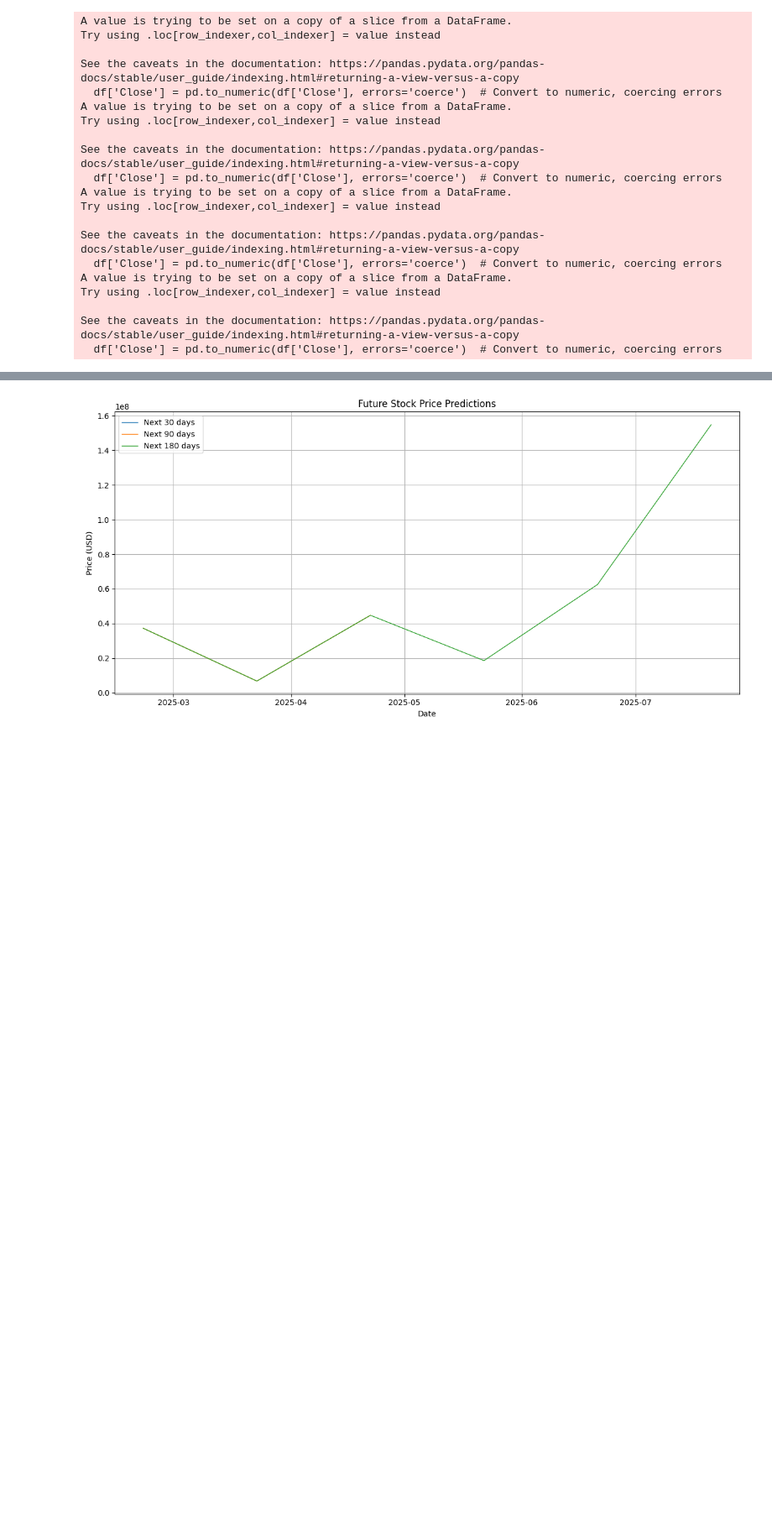
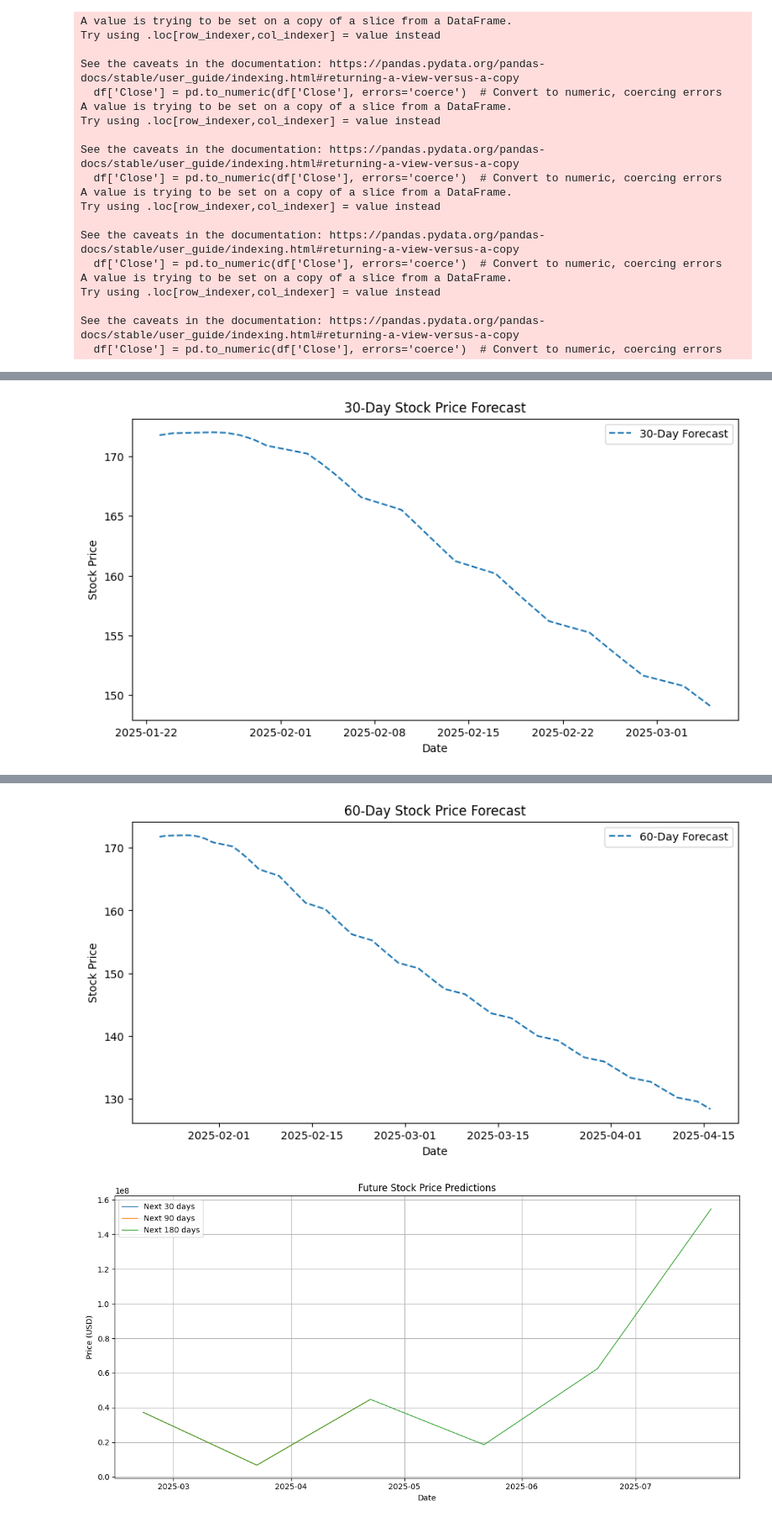
Before and after one commit to JoyChang10/Forkaia, a Jupyter notebook: task1000/stacked_lstm/stock_prediction.ipynb, the cells around one changed output, grey strips where cells are left out. Shown at 84% size. Saved outputs shown, nothing was run; the diff lists cells and outputs as text; code cells hidden in the pictures; blank space fills up the shorter version.

```diff
--- a/task1000/stacked_lstm/stock_prediction.ipynb
+++ b/task1000/stacked_lstm/stock_prediction.ipynb
@@ -309,0 +302,3 @@ plot_predictions(goog_y_test, goog_y_predicted, goog_scaler, goog_test_dates, ti
+# %%
+goog_forecast_df = short_term_future_pred(goog_df, goog_scaler, goog_model, days_to_predict_list=[30, 60], lookback=90, column='Close')
+# %% [output]
@@ -309,0 +322 @@ plot_predictions(goog_y_test, goog_y_predicted, goog_scaler, goog_test_dates, ti
+[figure, added]
@@ -310,3 +340,4 @@ plot_predictions(goog_y_test, goog_y_predicted, goog_scaler, goog_test_dates, ti
+[figure, added]
 # %%
 # Prepare the last window of data
 goog_last_window = goog_df['Close'].iloc[-window_size:].values.reshape(1, window_size, 1)
```
Also changed, not shown: parts of 18 cells of this notebook.
